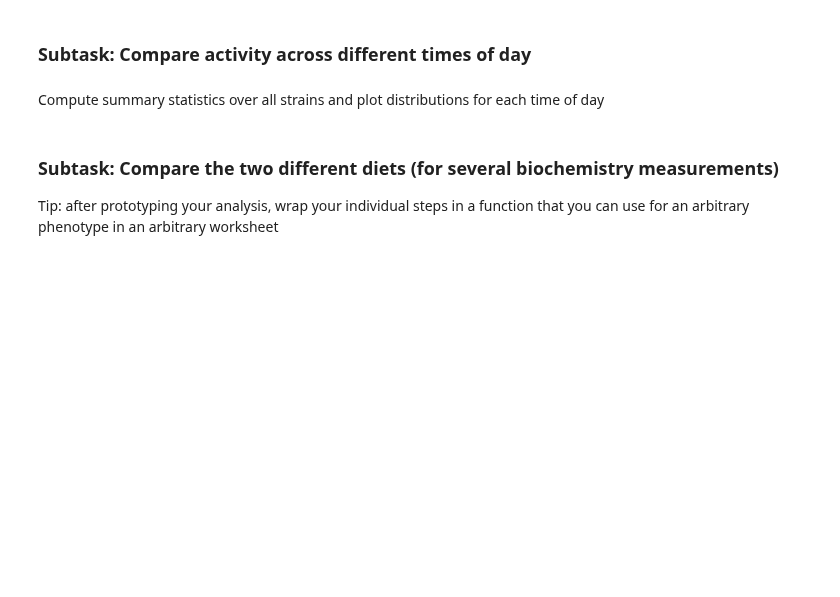
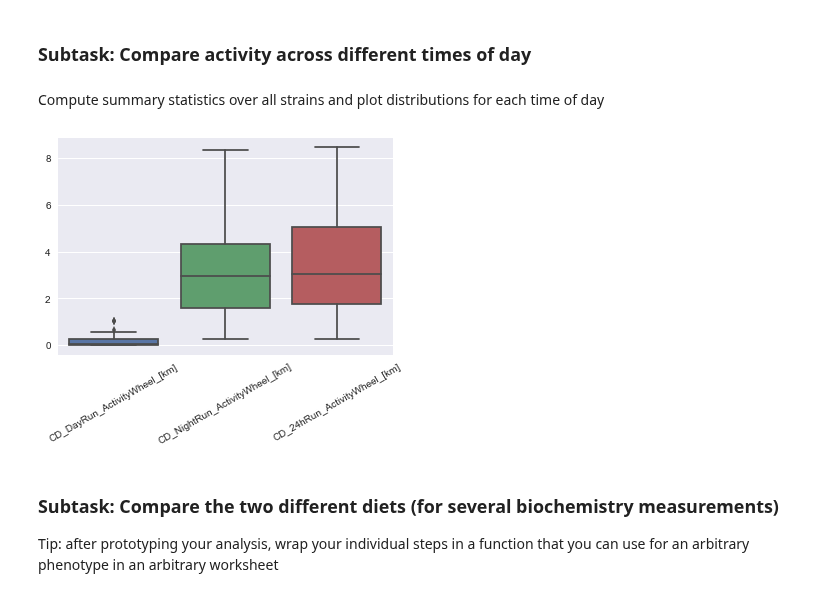
Before and after one commit to TrisKast/DataScience-Bioinformatics, a Jupyter notebook: notebooks/Day2_Exploratory_Analysis.ipynb, the cells around one changed output. Cells and saved outputs as stored; diff of their text form; code cells hidden in the pictures; blank space fills up the shorter version.

```diff
--- a/notebooks/Day2_Exploratory_Analysis.ipynb
+++ b/notebooks/Day2_Exploratory_Analysis.ipynb
@@ -187,6 +257,11 @@ hint: the diets are CD (Choline Deficient) and HFD (High Fat Diet)
 ### Subtask: Compare activity across different times of day
 # %% [markdown]
 Compute summary statistics over all strains and plot distributions for each time of day
+# %%
+ax = sns.boxplot(data=df1)
+ax.set_xticklabels(ax.get_xticklabels(),rotation=30);
+# %% [output]
+[figure, added]
 # %% [markdown]
 ### Subtask: Compare the two different diets (for several biochemistry measurements)
 Tip: after prototyping your analysis, wrap your individual steps in a function that you can use for an arbitrary phenotype in an arbitrary worksheet
```
Also changed, not shown: parts of 9 cells of this notebook.
